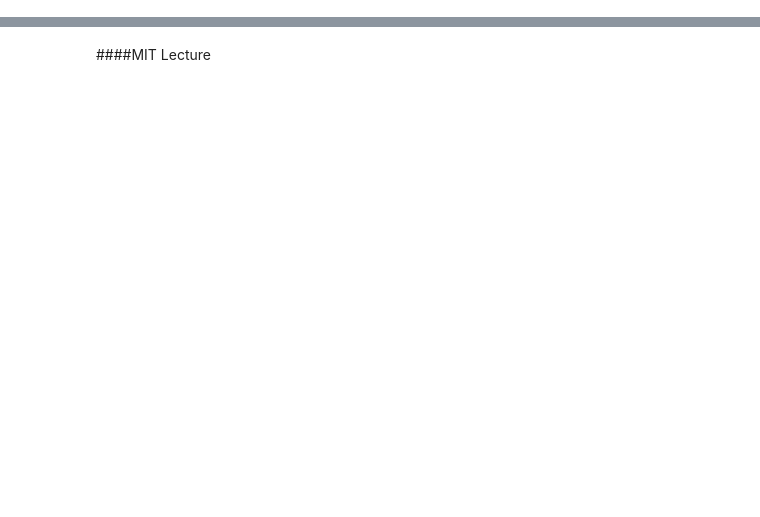
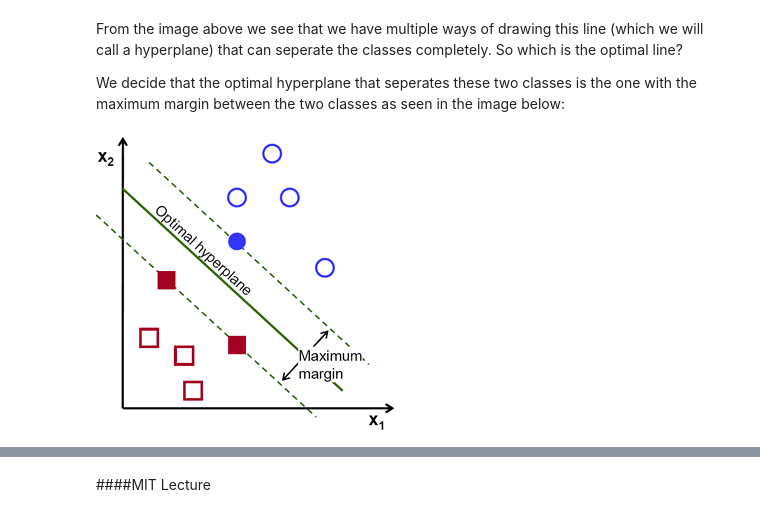
Before and after one commit to jmportilla/Udemy---Machine-Learning, a Jupyter notebook: Support Vector Machines.ipynb, the cells around one changed output, grey strips where cells are left out. Saved outputs shown, nothing was run; the diff lists cells and outputs as text; code cells hidden in the pictures; blank space fills up the shorter version.

```diff
--- a/Support Vector Machines.ipynb
+++ b/Support Vector Machines.ipynb
@@ -12,3 +41,9 @@ SVMs do not directly provide probability estimates, these are calculated using a
+# %% [markdown]
+From the image above we see that we have multiple ways of drawing this line (which we will call a hyperplane) that can seperate the classes completely. So which is the optimal line?
+
+We decide that the optimal hyperplane that seperates these two classes is the one with the maximum margin between the two classes as seen in the image below:
 # %%
-from IP
 url= 'http://docs.opencv.org/_images/optimal-hyperplane.png'
+Image(url)
+# %% [output]
+[figure, added]
```
Also changed, not shown: parts of 34 cells of this notebook.
